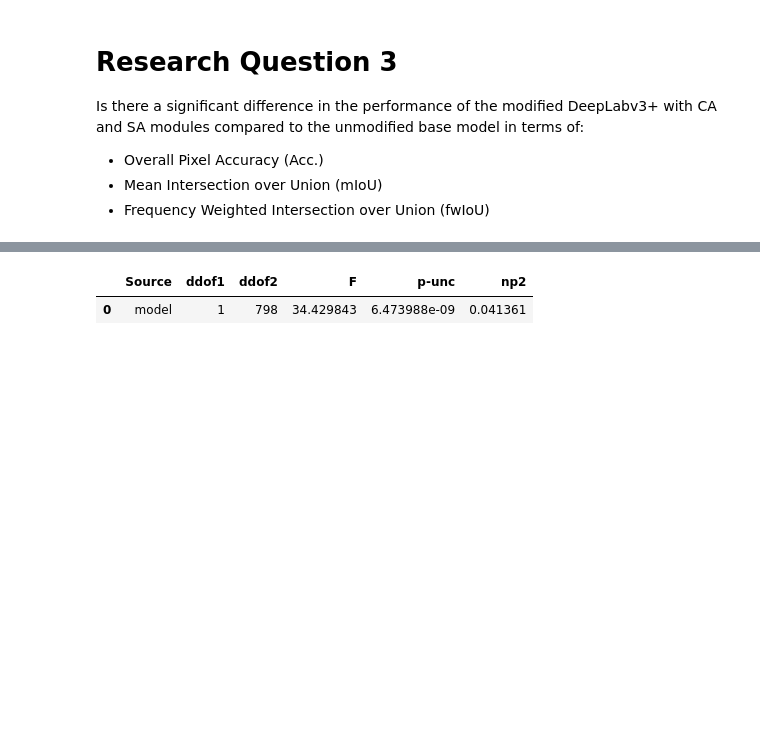
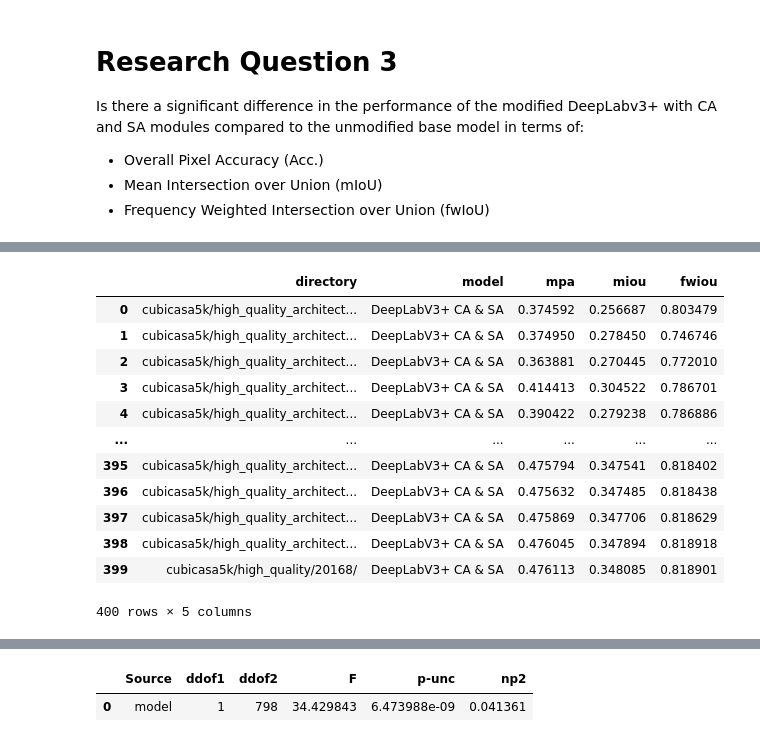
Before and after one commit to rimvelvet31/deeplabv3plus_cubicasa, a Jupyter notebook: test.ipynb, the cells around one changed output, grey strips where cells are left out. Drawn from its saved outputs; the diff is of its cells as text; code cells hidden in the pictures; blank space fills up the shorter version.

```diff
--- a/test.ipynb
+++ b/test.ipynb
@@ -524,0 +530,17 @@ Statistical Analysis
+# %%
+casa_per_img_res = evaluate_per_image(deeplab_casa, 'DeepLabV3+ CA & SA', test_loader, device)
+casa_per_img_res
+# %% [output]
+|  | directory | model | mpa | miou | fwiou |
+| 0 | cubicasa5k/high_quality_architect... | DeepLabV3+ CA & SA | 0.374592 | 0.256687 | 0.803479 |
+| 1 | cubicasa5k/high_quality_architect... | DeepLabV3+ CA & SA | 0.374950 | 0.278450 | 0.746746 |
+| 2 | cubicasa5k/high_quality_architect... | DeepLabV3+ CA & SA | 0.363881 | 0.270445 | 0.772010 |
+| 3 | cubicasa5k/high_quality_architect... | DeepLabV3+ CA & SA | 0.414413 | 0.304522 | 0.786701 |
+| 4 | cubicasa5k/high_quality_architect... | DeepLabV3+ CA & SA | 0.390422 | 0.279238 | 0.786886 |
+| ... | ... | ... | ... | ... | ... |
+| 395 | cubicasa5k/high_quality_architect... | DeepLabV3+ CA & SA | 0.475794 | 0.347541 | 0.818402 |
+| 396 | cubicasa5k/high_quality_architect... | DeepLabV3+ CA & SA | 0.475632 | 0.347485 | 0.818438 |
+| 397 | cubicasa5k/high_quality_architect... | DeepLabV3+ CA & SA | 0.475869 | 0.347706 | 0.818629 |
+| 398 | cubicasa5k/high_quality_architect... | DeepLabV3+ CA & SA | 0.476045 | 0.347894 | 0.818918 |
+| 399 | cubicasa5k/high_quality/20168/ | DeepLabV3+ CA & SA | 0.476113 | 0.348085 | 0.818901 |
+400 rows × 5 columns
```
Also changed, not shown: parts of 12 cells of this notebook, 7 other files.
